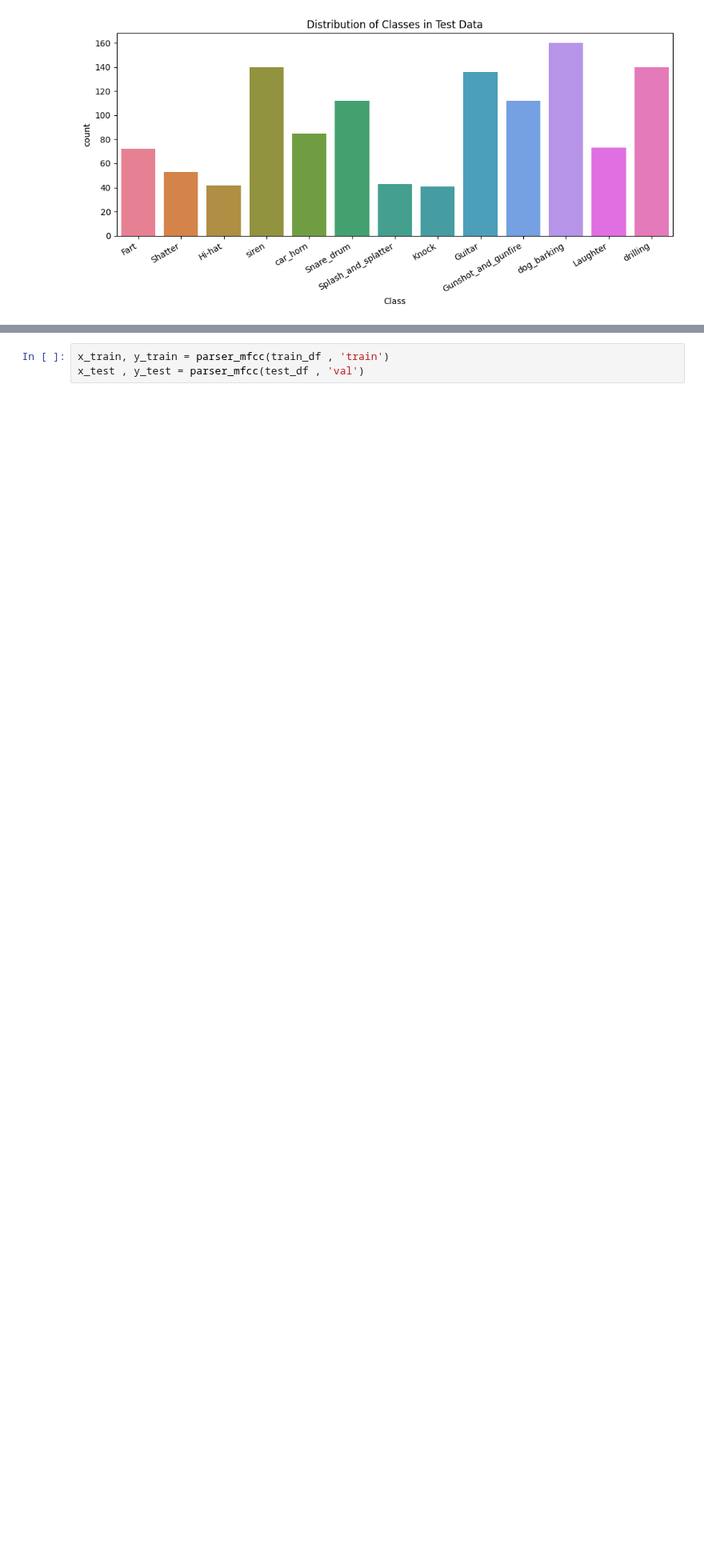
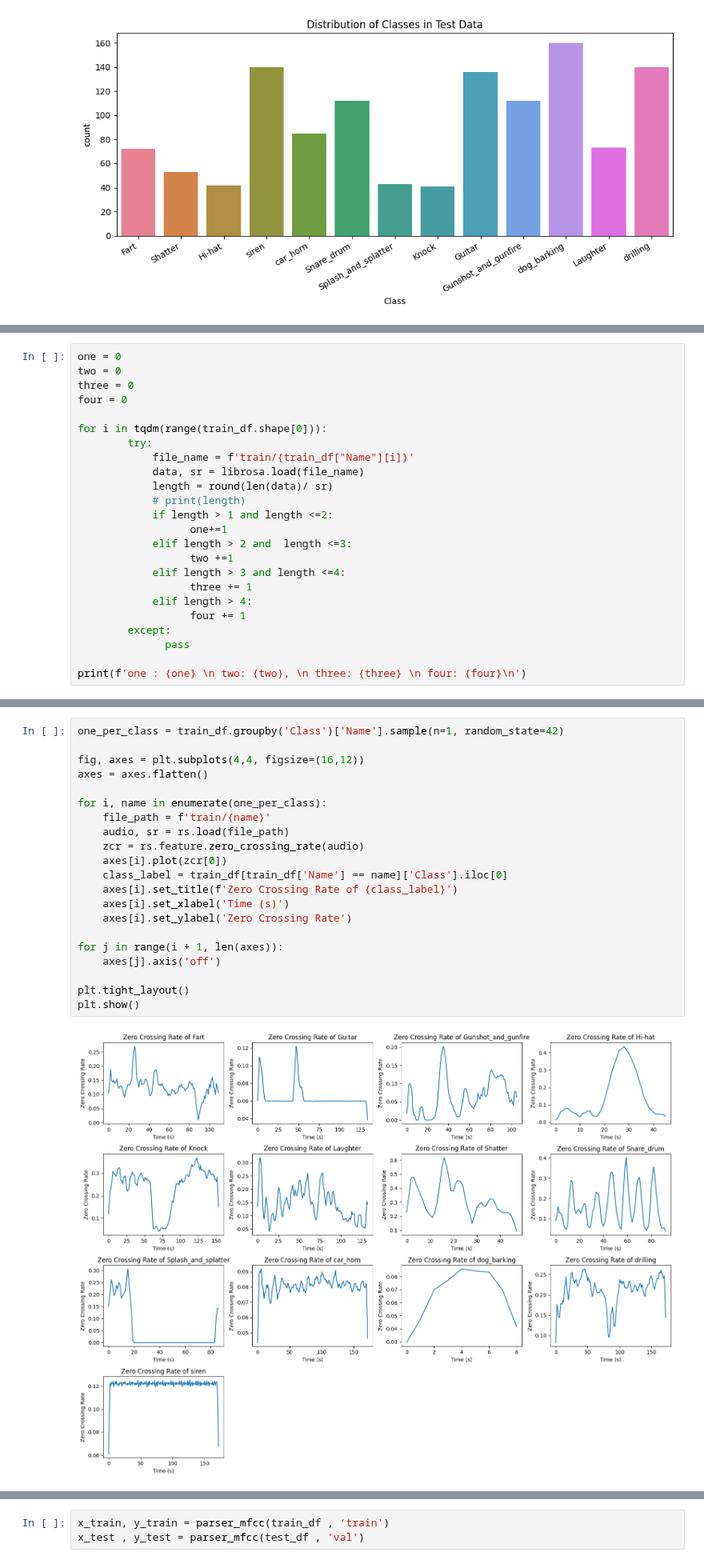
Before and after one commit to Luck-ai/AI-Tech-Project, a Jupyter notebook: train.ipynb, the cells around one changed output, grey strips where cells are left out. Shown at 80% size. Drawn from its saved outputs; the diff is of its cells as text; blank space fills up the shorter version.

```diff
--- a/train.ipynb
+++ b/train.ipynb
@@ -56,0 +79,24 @@ plt.show()
+# %%
+one = 0
+two = 0
+three = 0
+four = 0
+
+for i in tqdm(range(train_df.shape[0])):
+        try:
+            file_name = f'train/{train_df["Name"][i]}'
+            data, sr = librosa.load(file_name)
+            length = round(len(data)/ sr)
+            # print(length)
+            if length > 1 and length <=2:
+                  one+=1
+            elif length > 2 and  length <=3:
+                  two +=1
+            elif length > 3 and length <=4:
+                  three += 1
+            elif length > 4:
+                  four += 1
+        except:
+              pass
+
+print(f'one : {one} \n two: {two}, \n three: {three} \n four: {four}\n')
@@ -124,3 +175,26 @@ plt.tight_layout()
 plt.show()
 # %% [output]
 [figure]
+# %%
+one_per_class = train_df.groupby('Class')['Name'].sample(n=1, random_state=42)
+
+fig, axes = plt.subplots(4,4, figsize=(16,12))
+axes = axes.flatten()
+
+for i, name in enumerate(one_per_class):
+    file_path = f'train/{name}'
+    audio, sr = rs.load(file_path)
+    zcr = rs.feature.zero_crossing_rate(audio)
+    axes[i].plot(zcr[0])
+    class_label = train_df[train_df['Name'] == name]['Class'].iloc[0]
+    axes[i].set_title(f'Zero Crossing Rate of {class_label}')
+    axes[i].set_xlabel('Time (s)')
+    axes[i].set_ylabel('Zero Crossing Rate')
+
+for j in range(i + 1, len(axes)):
+    axes[j].axis('off')
+
+plt.tight_layout()
+plt.show()
+# %% [output]
+[figure, added]
```
Also changed, not shown: parts of 8 cells of this notebook.
